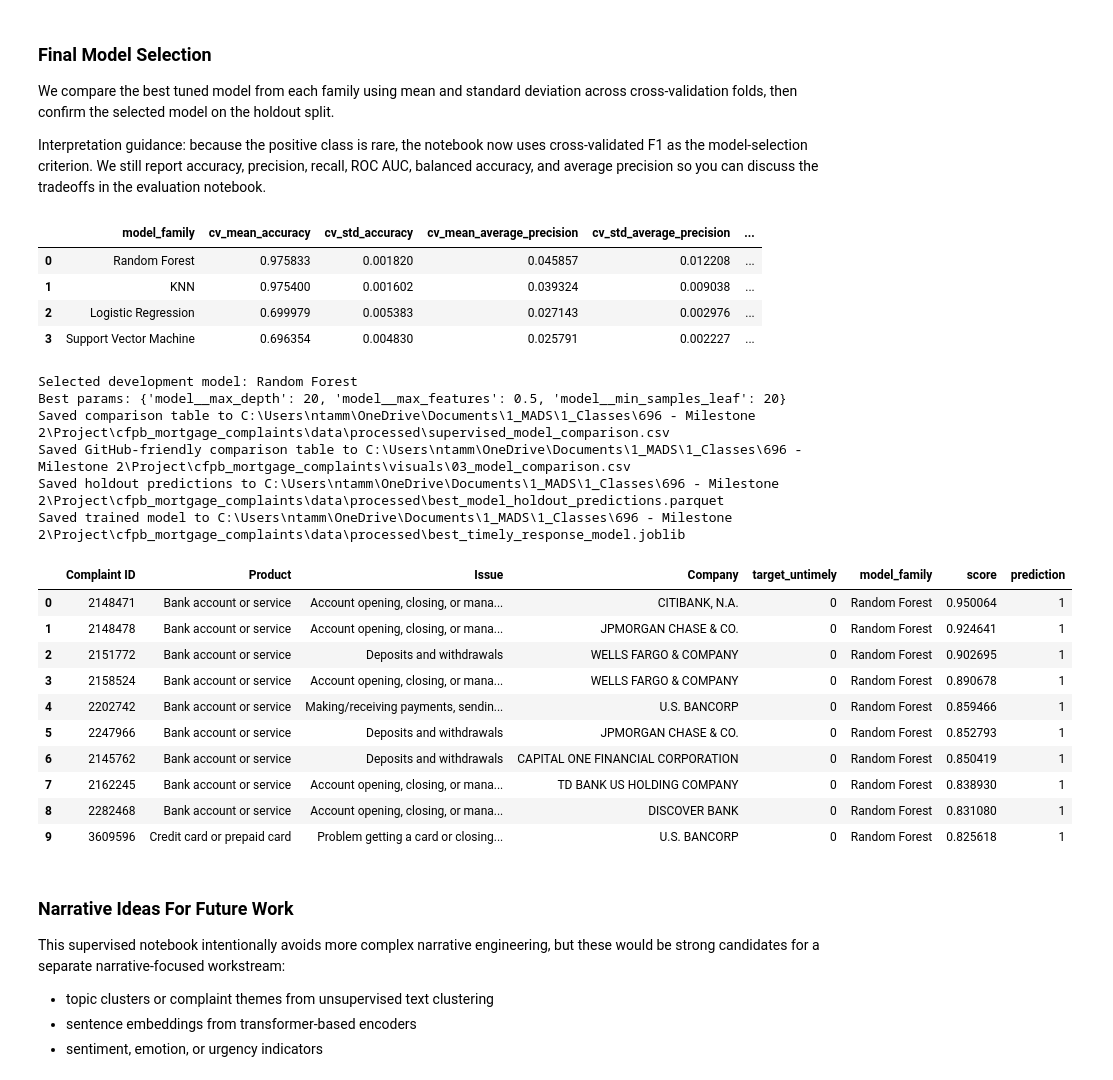
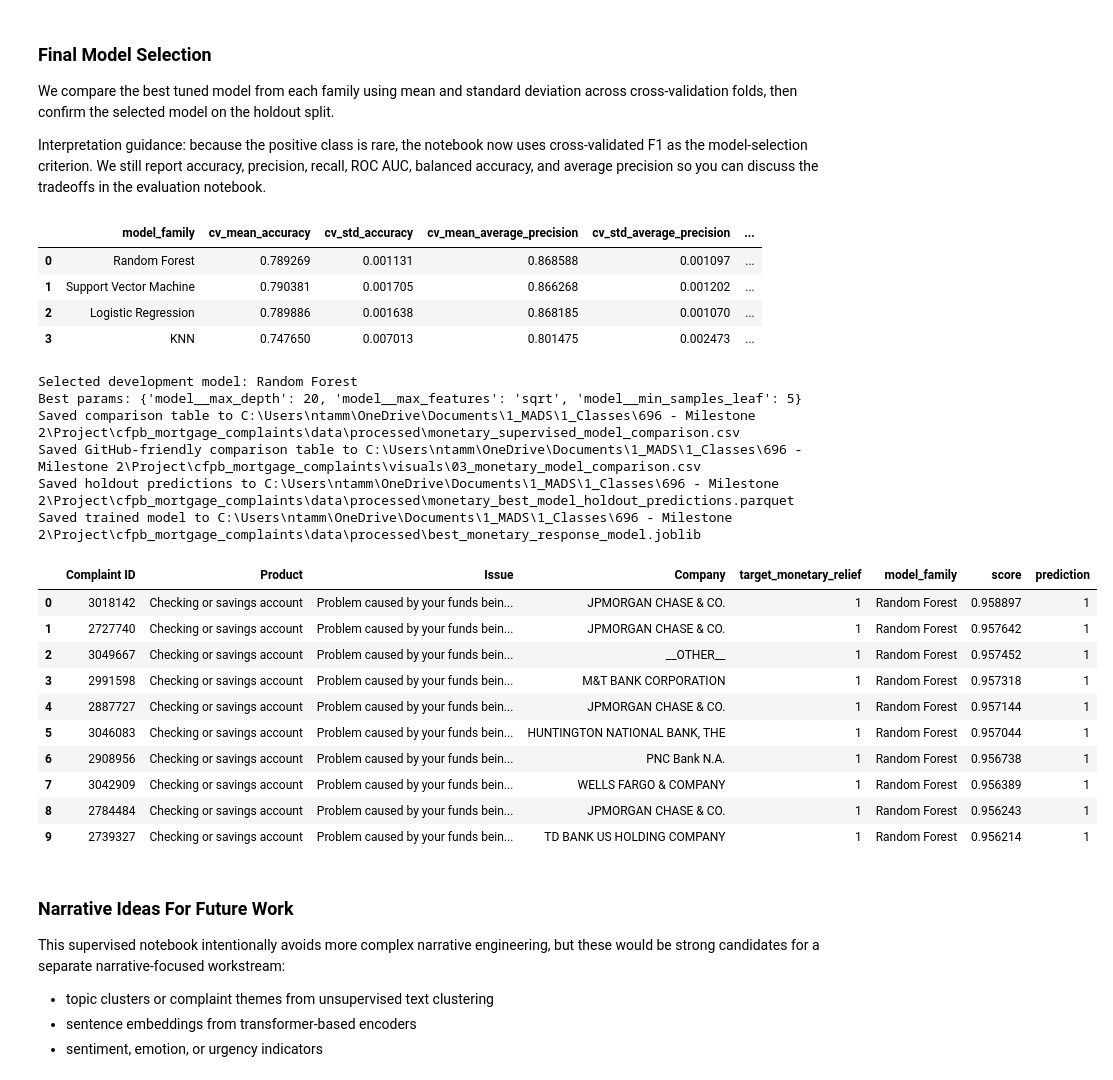
Before and after one commit to n-tamm/cfpb_mortgage_complaints, a Jupyter notebook: notebooks/03_supervised_model_development_monetary.ipynb, the cells around one changed output. Cells and saved outputs as stored; diff of their text form; code cells hidden in the pictures.

Commit message:
Created new versions of supervised models looking at whether the response was monetary or not on the customer banking records

```diff
--- a/notebooks/03_supervised_model_development.ipynb
+++ b/notebooks/03_supervised_model_development_monetary.ipynb
@@ -447,7 +439,6 @@ logistic_pipeline = Pipeline(
         (
             "model",
             LogisticRegression(
-                class_weight="balanced",
                 max_iter=1000,
                 solver="saga",
                 random_state=RANDOM_STATE,
@@ -457,7 +448,7 @@ logistic_pipeline = Pipeline(
 )
 
 logistic_grid = {
-    "model__C": [0.5, 1.0, 2.0],
+    "model__C": [1.0] if QUICK_TEST_MODE else [0.5, 1.0, 2.0],
 }
 
 logistic_search = GridSearchCV(
@@ -510,7 +501,7 @@ KNN gives us a very different, instance-based learning family. Because distance-
 
 Design expectation: KNN is less likely to dominate on this task, but it provides a useful contrast because it relies on local neighborhood structure rather than a global linear or tree-based decision rule.
 # %%
-if len(train_df) > KNN_MAX_TRAIN_ROWS:
+if KNN_MAX_TRAIN_ROWS is not None and len(train_df) > KNN_MAX_TRAIN_ROWS:
     _, knn_train_df = train_test_split(
         train_df,
         test_size=KNN_MAX_TRAIN_ROWS,
@@ -545,20 +536,17 @@ knn_preprocessor = ColumnTransformer(
     ]
 )
 
-knn_pipeline = ImbPipeline(
+knn_pipeline = Pipeline(
     steps=[
         ("preprocessor", knn_preprocessor),
-        ("smote", SMOTE(random_state=RANDOM_STATE, sampling_strategy=0.20, k_neighbors=3)),
         ("model", KNeighborsClassifier()),
     ]
 )
 
 knn_grid = {
-    "smote__sampling_strategy": [0.10, 0.20],
-    "smote__k_neighbors": [3, 5],
-    "model__n_neighbors": [15, 35, 75],
-    "model__weights": ["uniform", "distance"],
-    "model__p": [1, 2],
+    "model__n_neighbors": [35] if QUICK_TEST_MODE else [15, 35, 75],
+    "model__weights": ["distance"] if QUICK_TEST_MODE else ["uniform", "distance"],
+    "model__p": [2] if QUICK_TEST_MODE else [1, 2],
 }
 
 knn_search = GridSearchCV(
@@ -641,8 +629,7 @@ rf_pipeline = Pipeline(
         (
             "model",
             RandomForestClassifier(
-                n_estimators=300,
-                class_weight="balanced_subsample",
+                n_estimators=RF_N_ESTIMATORS,
                 random_state=RANDOM_STATE,
                 n_jobs=N_JOBS,
             ),
@@ -651,9 +638,9 @@ rf_pipeline = Pipeline(
 )
 
 rf_grid = {
-    "model__max_depth": [None, 12, 20],
-    "model__min_samples_leaf": [1, 5, 20],
-    "model__max_features": ["sqrt", 0.5],
+    "model__max_depth": [12, 20] if QUICK_TEST_MODE else [None, 12, 20],
+    "model__min_samples_leaf": [5] if QUICK_TEST_MODE else [1, 5, 20],
+    "model__max_features": ["sqrt"] if QUICK_TEST_MODE else ["sqrt", 0.5],
 }
 
 rf_search = GridSearchCV(
@@ -746,12 +733,12 @@ svm_preprocessor = ColumnTransformer(
 svm_pipeline = Pipeline(
     steps=[
         ("preprocessor", svm_preprocessor),
-        ("model", LinearSVC(class_weight="balanced", random_state=RANDOM_STATE, dual="auto", max_iter=5000)),
+        ("model", LinearSVC(random_state=RANDOM_STATE, dual="auto", max_iter=5000)),
     ]
 )
 
 svm_grid = {
-    "model__C": [0.25, 0.5, 1.0],
+    "model__C": [0.5] if QUICK_TEST_MODE else [0.25, 0.5, 1.0],
 }
 
 svm_search = GridSearchCV(
@@ -839,57 +826,57 @@ searches = {
 }
 holdout_frames = {
     "Logistic Regression": logistic_holdout,
     "KNN": knn_holdout,
     "Random Forest": rf_holdout,
     "Support Vector Machine": svm_holdout,
 }
 
 best_model_name = results_df.loc[0, "model_family"]
 best_search = searches[best_model_name]
 best_holdout = holdout_frames[best_model_name].sort_values("score", ascending=False).reset_index(drop=True)
 
 print(f"Selected development model: {best_model_name}")
 print(f"Best params: {best_search.best_params_}")
 
-comparison_path = ARTIFACT_DIR / "supervised_model_comparison.csv"
-visuals_comparison_path = VISUALS_DIR / "03_model_comparison.csv"
-holdout_path = ARTIFACT_DIR / "best_model_holdout_predictions.parquet"
-model_path = ARTIFACT_DIR / "best_timely_response_model.joblib"
+comparison_path = ARTIFACT_DIR / "monetary_supervised_model_comparison.csv"
+visuals_comparison_path = VISUALS_DIR / "03_monetary_model_comparison.csv"
+holdout_path = ARTIFACT_DIR / "monetary_best_model_holdout_predictions.parquet"
+model_path = ARTIFACT_DIR / "best_monetary_response_model.joblib"
 
 results_df.to_csv(comparison_path, index=False)
 results_df[comparison_columns].round(4).to_csv(visuals_comparison_path, index=False)
 best_holdout.to_parquet(holdout_path, index=False)
 joblib.dump(best_search.best_estimator_, model_path)
 
 print(f"Saved comparison table to {comparison_path}")
 print(f"Saved GitHub-friendly comparison table to {visuals_comparison_path}")
 print(f"Saved holdout predictions to {holdout_path}")
 print(f"Saved trained model to {model_path}")
 
 best_holdout.head(10)
 # %% [output]
 |  | model_family | cv_mean_accuracy | cv_std_accuracy | cv_mean_average_precision | cv_std_average_precision | ... |
-| 0 | Random Forest | 0.975833 | 0.001820 | 0.045857 | 0.012208 | ... |
-| 1 | KNN | 0.975400 | 0.001602 | 0.039324 | 0.009038 | ... |
-| 2 | Logistic Regression | 0.699979 | 0.005383 | 0.027143 | 0.002976 | ... |
-| 3 | Support Vector Machine | 0.696354 | 0.004830 | 0.025791 | 0.002227 | ... |
+| 0 | Random Forest | 0.789269 | 0.001131 | 0.868588 | 0.001097 | ... |
+| 1 | Support Vector Machine | 0.790381 | 0.001705 | 0.866268 | 0.001202 | ... |
+| 2 | Logistic Regression | 0.789886 | 0.001638 | 0.868185 | 0.001070 | ... |
+| 3 | KNN | 0.747650 | 0.007013 | 0.801475 | 0.002473 | ... |
 Selected development model: Random Forest
-Best params: {'model__max_depth': 20, 'model__max_features': 0.5, 'model__min_samples_leaf': 20}
-Saved comparison table to C:\Users\ntamm\OneDrive\Documents\1_MADS\1_Classes\696 - Milestone 2\Project\cfpb_mortgage_complaints\data\processed\supervised_model_comparison.csv
-Saved GitHub-friendly comparison table to C:\Users\ntamm\OneDrive\Documents\1_MADS\1_Classes\696 - Milestone 2\Project\cfpb_mortgage_complaints\visuals\03_model_comparison.csv
-Saved holdout predictions to C:\Users\ntamm\OneDrive\Documents\1_MADS\1_Classes\696 - Milestone 2\Project\cfpb_mortgage_complaints\data\processed\best_model_holdout_predictions.parquet
-Saved trained model to C:\Users\ntamm\OneDrive\Documents\1_MADS\1_Classes\696 - Milestone 2\Project\cfpb_mortgage_complaints\data\processed\best_timely_response_model.joblib
+Best params: {'model__max_depth': 20, 'model__max_features': 'sqrt', 'model__min_samples_leaf': 5}
+Saved comparison table to C:\Users\ntamm\OneDrive\Documents\1_MADS\1_Classes\696 - Milestone 2\Project\cfpb_mortgage_complaints\data\processed\monetary_supervised_model_comparison.csv
+Saved GitHub-friendly comparison table to C:\Users\ntamm\OneDrive\Documents\1_MADS\1_Classes\696 - Milestone 2\Project\cfpb_mortgage_complaints\visuals\03_monetary_model_comparison.csv
+Saved holdout predictions to C:\Users\ntamm\OneDrive\Documents\1_MADS\1_Classes\696 - Milestone 2\Project\cfpb_mortgage_complaints\data\processed\monetary_best_model_holdout_predictions.parquet
+Saved trained model to C:\Users\ntamm\OneDrive\Documents\1_MADS\1_Classes\696 - Milestone 2\Project\cfpb_mortgage_complaints\data\processed\best_monetary_response_model.joblib
-|  | Complaint ID | Product | Issue | Company | target_untimely | model_family | score | prediction |
-| 0 | 2148471 | Bank account or service | Account opening, closing, or mana... | CITIBANK, N.A. | 0 | Random Forest | 0.950064 | 1 |
-| 1 | 2148478 | Bank account or service | Account opening, closing, or mana... | JPMORGAN CHASE & CO. | 0 | Random Forest | 0.924641 | 1 |
-| 2 | 2151772 | Bank account or service | Deposits and withdrawals | WELLS FARGO & COMPANY | 0 | Random Forest | 0.902695 | 1 |
-| 3 | 2158524 | Bank account or service | Account opening, closing, or mana... | WELLS FARGO & COMPANY | 0 | Random Forest | 0.890678 | 1 |
-| 4 | 2202742 | Bank account or service | Making/receiving payments, sendin... | U.S. BANCORP | 0 | Random Forest | 0.859466 | 1 |
-| 5 | 2247966 | Bank account or service | Deposits and withdrawals | JPMORGAN CHASE & CO. | 0 | Random Forest | 0.852793 | 1 |
-| 6 | 2145762 | Bank account or service | Deposits and withdrawals | CAPITAL ONE FINANCIAL CORPORATION | 0 | Random Forest | 0.850419 | 1 |
-| 7 | 2162245 | Bank account or service | Account opening, closing, or mana... | TD BANK US HOLDING COMPANY | 0 | Random Forest | 0.838930 | 1 |
-| 8 | 2282468 | Bank account or service | Account opening, closing, or mana... | DISCOVER BANK | 0 | Random Forest | 0.831080 | 1 |
-| 9 | 3609596 | Credit card or prepaid card | Problem getting a card or closing... | U.S. BANCORP | 0 | Random Forest | 0.825618 | 1 |
+|  | Complaint ID | Product | Issue | Company | target_monetary_relief | model_family | score | prediction |
+| 0 | 3018142 | Checking or savings account | Problem caused by your funds bein... | JPMORGAN CHASE & CO. | 1 | Random Forest | 0.958897 | 1 |
+| 1 | 2727740 | Checking or savings account | Problem caused by your funds bein... | JPMORGAN CHASE & CO. | 1 | Random Forest | 0.957642 | 1 |
+| 2 | 3049667 | Checking or savings account | Problem caused by your funds bein... | __OTHER__ | 1 | Random Forest | 0.957452 | 1 |
+| 3 | 2991598 | Checking or savings account | Problem caused by your funds bein... | M&T BANK CORPORATION | 1 | Random Forest | 0.957318 | 1 |
+| 4 | 2887727 | Checking or savings account | Problem caused by your funds bein... | JPMORGAN CHASE & CO. | 1 | Random Forest | 0.957144 | 1 |
+| 5 | 3046083 | Checking or savings account | Problem caused by your funds bein... | HUNTINGTON NATIONAL BANK, THE | 1 | Random Forest | 0.957044 | 1 |
+| 6 | 2908956 | Checking or savings account | Problem caused by your funds bein... | PNC Bank N.A. | 1 | Random Forest | 0.956738 | 1 |
+| 7 | 3042909 | Checking or savings account | Problem caused by your funds bein... | WELLS FARGO & COMPANY | 1 | Random Forest | 0.956389 | 1 |
+| 8 | 2784484 | Checking or savings account | Problem caused by your funds bein... | JPMORGAN CHASE & CO. | 1 | Random Forest | 0.956243 | 1 |
+| 9 | 2739327 | Checking or savings account | Problem caused by your funds bein... | TD BANK US HOLDING COMPANY | 1 | Random Forest | 0.956214 | 1 |
 # %% [markdown]
 ### Narrative Ideas For Future Work
 
```
Also changed, not shown: parts of 19 cells of this notebook, 19 other files.
